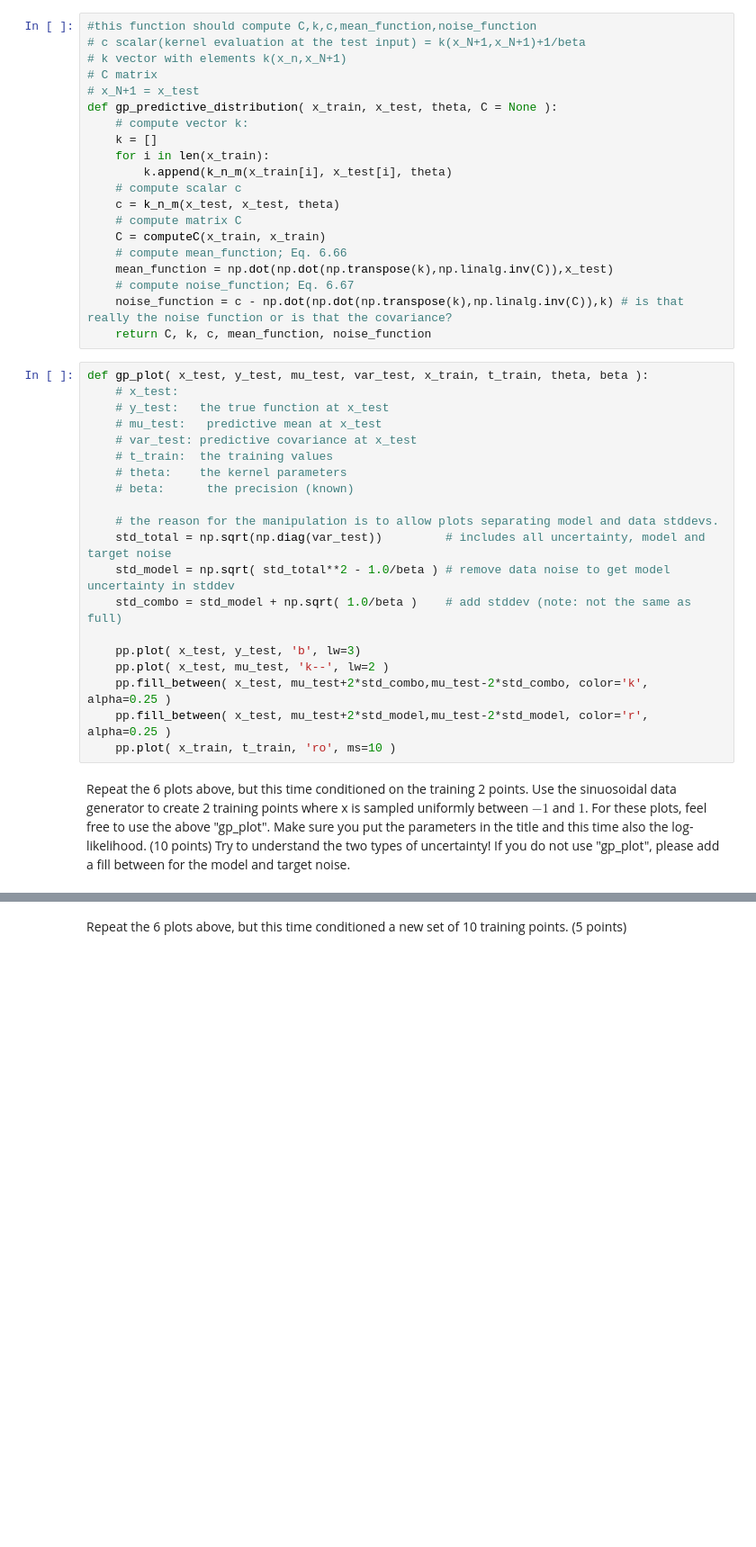
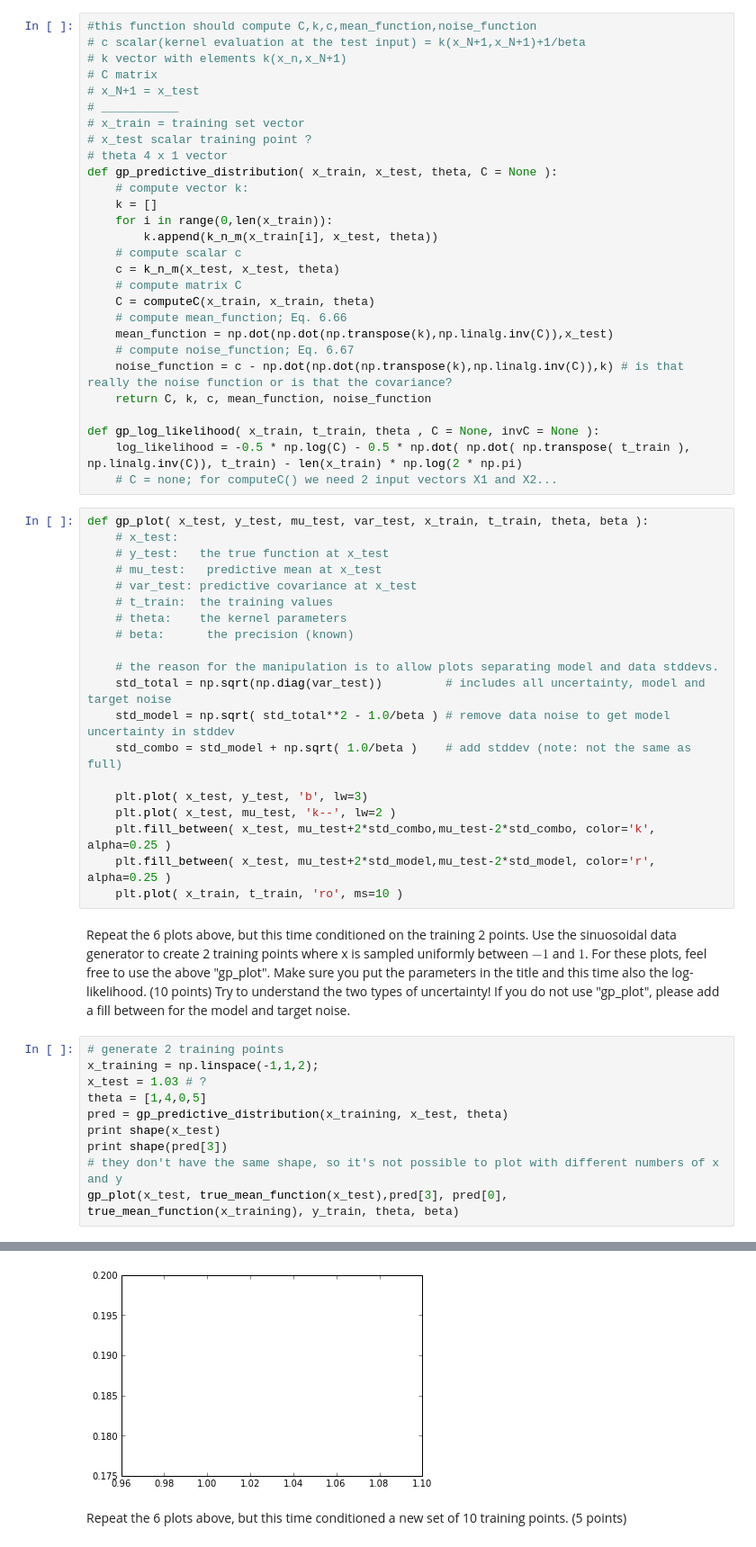
Before and after one commit to jaivalis/MLPR-Labs, a Jupyter notebook: Lab3/Lab3A-class.ipynb, the cells around one changed output, grey strips where cells are left out. Shown at 90% size. Saved outputs shown, nothing was run; the diff lists cells and outputs as text; blank space fills up the shorter version.

```diff
--- a/Lab3/Lab3A-class.ipynb
+++ b/Lab3/Lab3A-class.ipynb
@@ -199,20 +215,28 @@ Later, to learn the hyperparameters, we will need to compute the log-likelihood
 # k vector with elements k(x_n,x_N+1)
 # C matrix
 # x_N+1 = x_test
+# ___________
+# x_train = training set vector
+# x_test scalar training point ?
+# theta 4 x 1 vector
 def gp_predictive_distribution( x_train, x_test, theta, C = None ):
     # compute vector k:
     k = []
-    for i in len(x_train):
-        k.append(k_n_m(x_train[i], x_test[i], theta)
+    for i in range(0,len(x_train)):
+        k.append(k_n_m(x_train[i], x_test, theta))
     # compute scalar c
     c = k_n_m(x_test, x_test, theta)
     # compute matrix C
-    C = computeC(x_train, x_train)
+    C = computeC(x_train, x_train, theta)
     # compute mean_function; Eq. 6.66
     mean_function = np.dot(np.dot(np.transpose(k),np.linalg.inv(C)),x_test)
     # compute noise_function; Eq. 6.67
     noise_function = c - np.dot(np.dot(np.transpose(k),np.linalg.inv(C)),k) # is that really the noise function or is that the covariance?
     return C, k, c, mean_function, noise_function
+
+def gp_log_likelihood( x_train, t_train, theta , C = None, invC = None ):
+    log_likelihood = -0.5 * np.log(C) - 0.5 * np.dot( np.dot( np.transpose( t_train ), np.linalg.inv(C)), t_train) - len(x_train) * np.log(2 * np.pi)
+    # C = none; for computeC() we need 2 input vectors X1 and X2...
 # %%
 def gp_plot( x_test, y_test, mu_test, var_test, x_train, t_train, theta, beta ):
     # x_test:
@@ -228,10 +252,21 @@ def gp_plot( x_test, y_test, mu_test, var_test, x_train, t_train, theta, beta ):
     std_model = np.sqrt( std_total**2 - 1.0/beta ) # remove data noise to get model uncertainty in stddev
     std_combo = std_model + np.sqrt( 1.0/beta )    # add stddev (note: not the same as full)
 
-    pp.plot( x_test, y_test, 'b', lw=3)
-    pp.plot( x_test, mu_test, 'k--', lw=2 )
-    pp.fill_between( x_test, mu_test+2*std_combo,mu_test-2*std_combo, color='k', alpha=0.25 )
-    pp.fill_between( x_test, mu_test+2*std_model,mu_test-2*std_model, color='r', alpha=0.25 )
-    pp.plot( x_train, t_train, 'ro', ms=10 )
+    plt.plot( x_test, y_test, 'b', lw=3)
+    plt.plot( x_test, mu_test, 'k--', lw=2 )
+    plt.fill_between( x_test, mu_test+2*std_combo,mu_test-2*std_combo, color='k', alpha=0.25 )
+    plt.fill_between( x_test, mu_test+2*std_model,mu_test-2*std_model, color='r', alpha=0.25 )
+    plt.plot( x_train, t_train, 'ro', ms=10 )
 # %% [markdown]
 Repeat the 6 plots above, but this time conditioned on the training 2 points.  Use the sinuosoidal data generator to create 2 training points where x is sampled uniformly between $-1$ and $1$.  For these plots, feel free to use the above "gp_plot".  Make sure you put the parameters in the title and this time also the log-likelihood. (10 points)  Try to understand the two types of uncertainty!  If you do not use "gp_plot", please add a fill between for the model and target noise.
+# %%
+# generate 2 training points
+x_training = np.linspace(-1,1,2);
+x_test = 1.03 # ?
+theta = [1,4,0,5]
+pred = gp_predictive_distribution(x_training, x_test, theta)
+print shape(x_test)
+print shape(pred[3])
+# they don't have the same shape, so it's not possible to plot with different numbers of x and y
+gp_plot(x_test, true_mean_function(x_test),pred[3], pred[0], true_mean_function(x_training), y_train, theta, beta)
+# %% [output]
@@ -238,2 +276,3 @@ Repeat the 6 plots above, but this time conditioned on the training 2 points.  U
+[figure, added]
 # %% [markdown]
 Repeat the 6 plots above, but this time conditioned a new set of 10 training points. (5 points)
```
Also changed, not shown: parts of 6 cells of this notebook.
